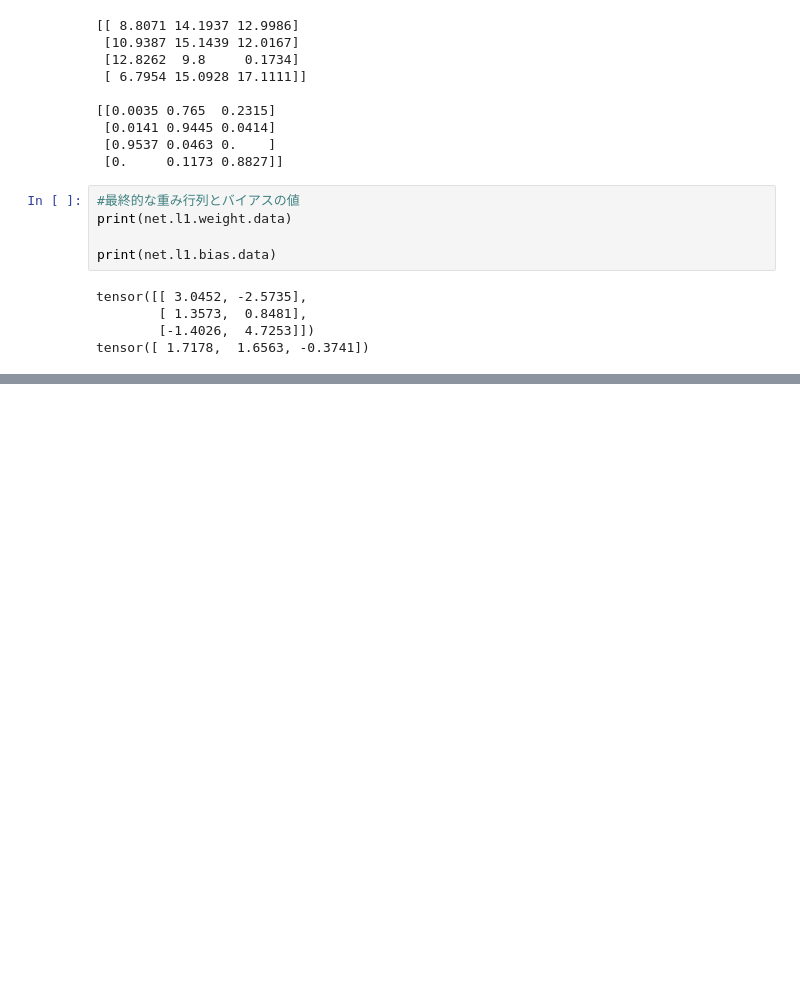
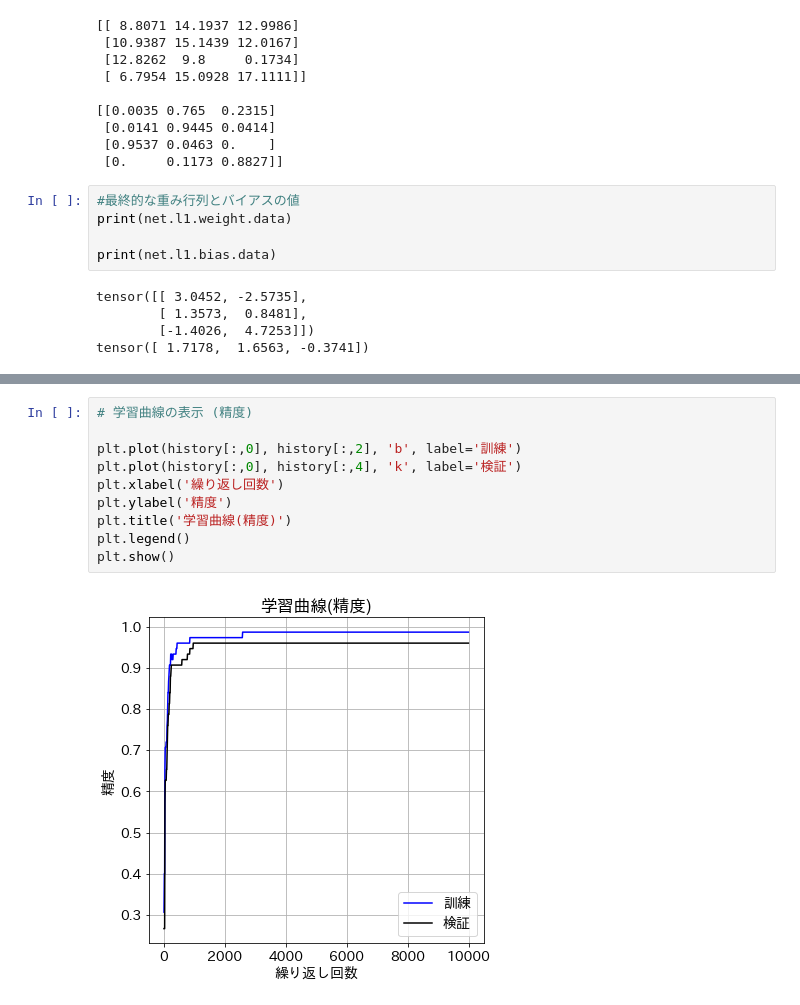
Before and after one commit to newstage75/ML_study, a Jupyter notebook: 最短Pytorch/７章_多値分類.ipynb, the cells around one changed output, grey strips where cells are left out. Drawn from its saved outputs; the diff is of its cells as text; blank space fills up the shorter version.

```diff
--- a/最短Pytorch/７章_多値分類.ipynb
+++ b/最短Pytorch/７章_多値分類.ipynb
@@ -348,0 +467,12 @@ tensor([ 1.7178,  1.6563, -0.3741])
+# %%
+# 学習曲線の表示 (精度)
+
+plt.plot(history[:,0], history[:,2], 'b', label='訓練')
+plt.plot(history[:,0], history[:,4], 'k', label='検証')
+plt.xlabel('繰り返し回数')
+plt.ylabel('精度')
+plt.title('学習曲線(精度)')
+plt.legend()
+plt.show()
+# %% [output]
+[figure, added]
```
Also changed, not shown: parts of 7 cells of this notebook.
